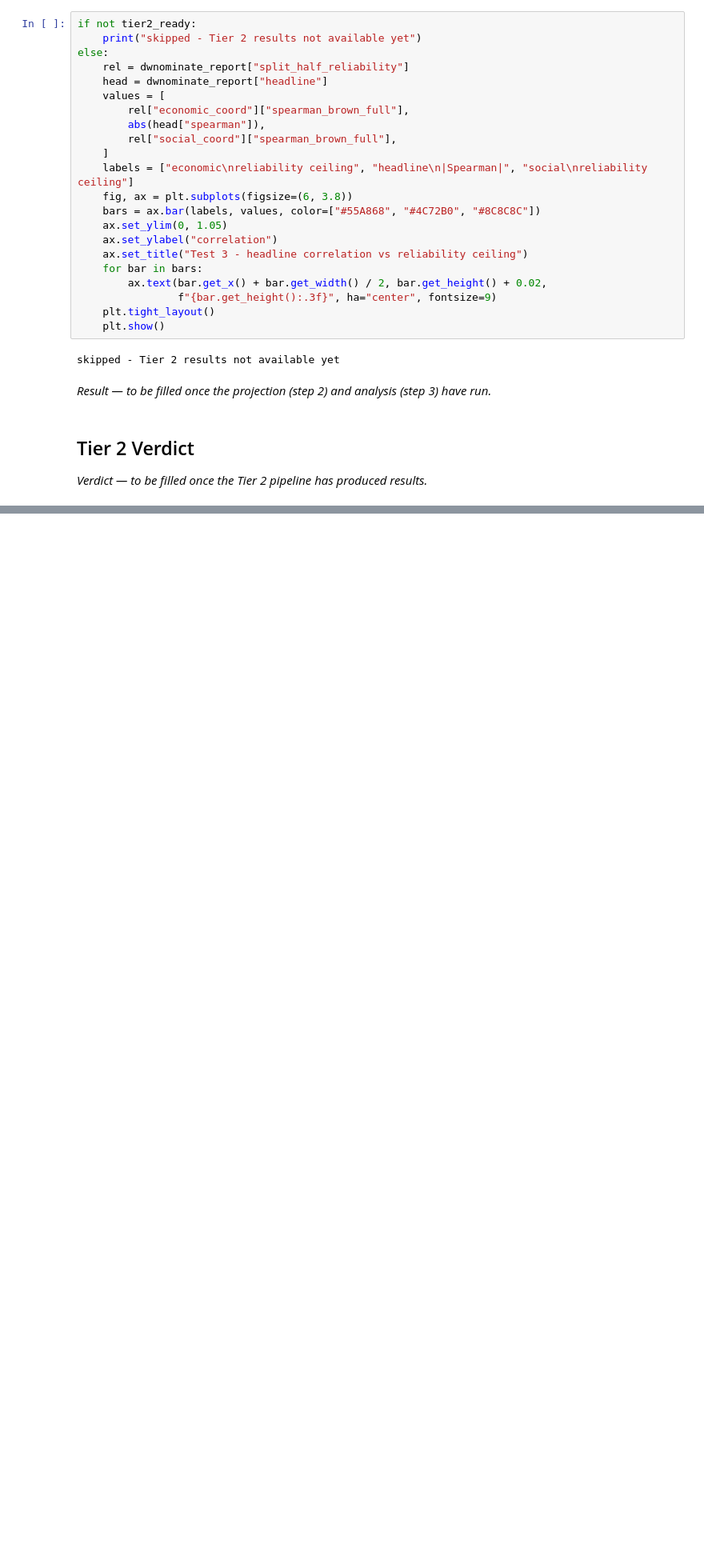
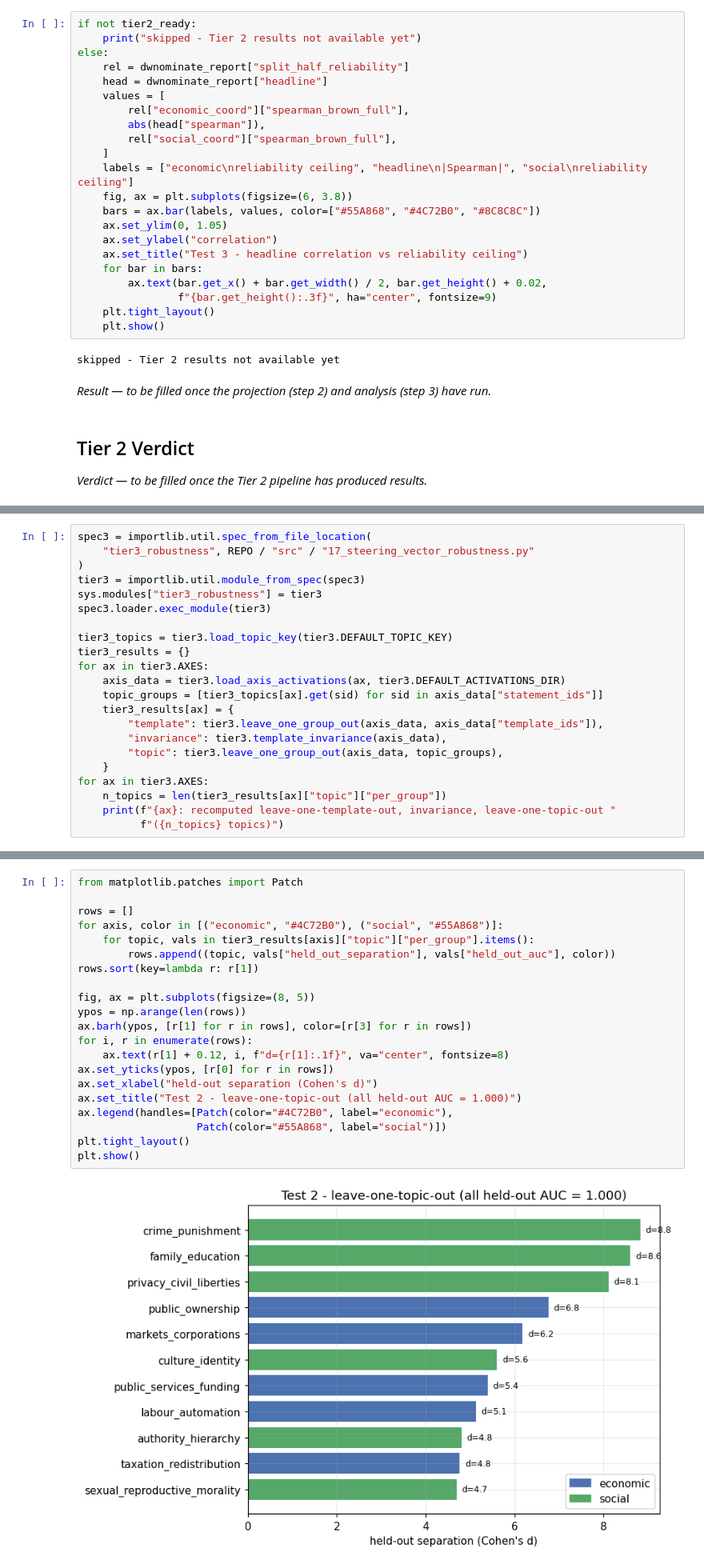
Before and after one commit to emmacristinamora/political-debiasing-moe, a Jupyter notebook: notebooks/steering_vector_validation.ipynb, the cells around one changed output, grey strips where cells are left out. Shown at 80% size. Saved outputs shown, nothing was run; the diff lists cells and outputs as text; blank space fills up the shorter version.

```diff
--- a/notebooks/steering_vector_validation.ipynb
+++ b/notebooks/steering_vector_validation.ipynb
@@ -481,0 +502,22 @@ _Verdict — to be filled once the Tier 2 pipeline has produced results._
+# %%
+spec3 = importlib.util.spec_from_file_location(
+    "tier3_robustness", REPO / "src" / "17_steering_vector_robustness.py"
+)
+tier3 = importlib.util.module_from_spec(spec3)
+sys.modules["tier3_robustness"] = tier3
+spec3.loader.exec_module(tier3)
+
+tier3_topics = tier3.load_topic_key(tier3.DEFAULT_TOPIC_KEY)
+tier3_results = {}
+for ax in tier3.AXES:
+    axis_data = tier3.load_axis_activations(ax, tier3.DEFAULT_ACTIVATIONS_DIR)
+    topic_groups = [tier3_topics[ax].get(sid) for sid in axis_data["statement_ids"]]
+    tier3_results[ax] = {
+        "template": tier3.leave_one_group_out(axis_data, axis_data["template_ids"]),
+        "invariance": tier3.template_invariance(axis_data),
+        "topic": tier3.leave_one_group_out(axis_data, topic_groups),
+    }
+for ax in tier3.AXES:
+    n_topics = len(tier3_results[ax]["topic"]["per_group"])
+    print(f"{ax}: recomputed leave-one-template-out, invariance, leave-one-topic-out "
+          f"({n_topics} topics)")
@@ -481,0 +584,23 @@ _Verdict — to be filled once the Tier 2 pipeline has produced results._
+# %%
+from matplotlib.patches import Patch
+
+rows = []
+for axis, color in [("economic", "#4C72B0"), ("social", "#55A868")]:
+    for topic, vals in tier3_results[axis]["topic"]["per_group"].items():
+        rows.append((topic, vals["held_out_separation"], vals["held_out_auc"], color))
+rows.sort(key=lambda r: r[1])
+
+fig, ax = plt.subplots(figsize=(8, 5))
+ypos = np.arange(len(rows))
+ax.barh(ypos, [r[1] for r in rows], color=[r[3] for r in rows])
+for i, r in enumerate(rows):
+    ax.text(r[1] + 0.12, i, f"d={r[1]:.1f}", va="center", fontsize=8)
+ax.set_yticks(ypos, [r[0] for r in rows])
+ax.set_xlabel("held-out separation (Cohen's d)")
+ax.set_title("Test 2 - leave-one-topic-out (all held-out AUC = 1.000)")
+ax.legend(handles=[Patch(color="#4C72B0", label="economic"),
+                   Patch(color="#55A868", label="social")])
+plt.tight_layout()
+plt.show()
+# %% [output]
+[figure, added]
```
Also changed, not shown: parts of 8 cells of this notebook, 3 other files.
